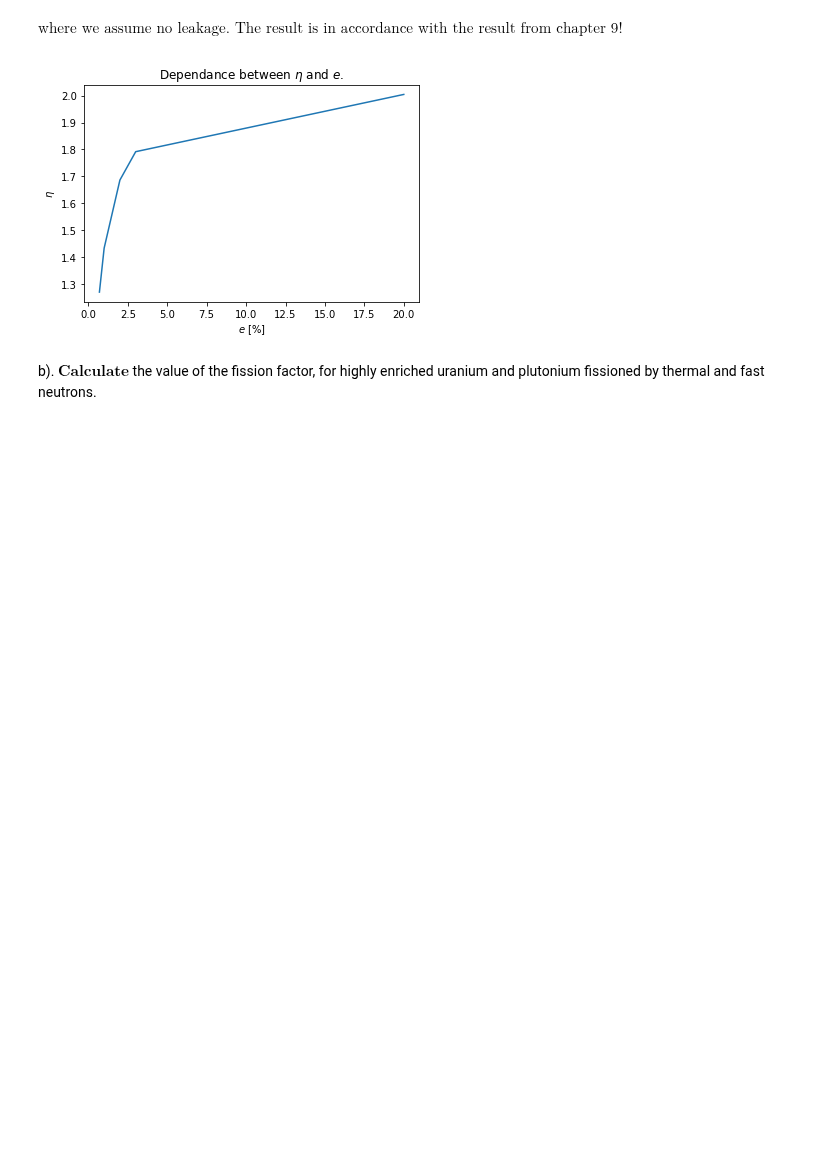
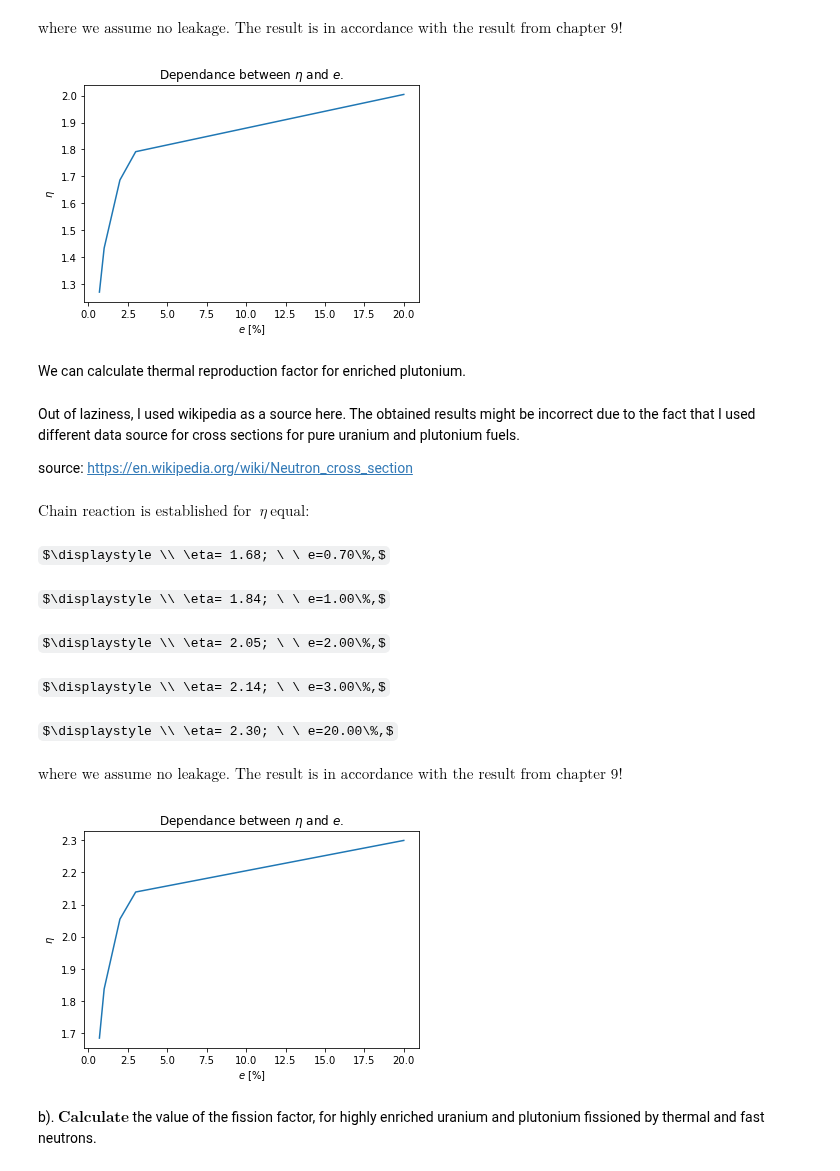
Before and after one commit to kmiec96/Nuclear, a Jupyter notebook: set2.ipynb, the cells around one changed output. Saved outputs shown, nothing was run; the diff lists cells and outputs as text; code cells hidden in the pictures; some formulas as TeX source; blank space fills up the shorter version.

```diff
--- a/set2.ipynb
+++ b/set2.ipynb
@@ -82,6 +82,44 @@ $\displaystyle \\ \eta= 1.79; \ \ e=3.00\%,$
 $\displaystyle \\ \eta= 2.00; \ \ e=20.00\%,$
 $\displaystyle \text{where we assume no leakage. The result is in accordance with the result from chapter 9!}$
 [figure]
+# %% [markdown]
+We can calculate thermal reproduction factor for enriched plutonium.
+# %% [markdown]
+Out of laziness, I used wikipedia as a source here. The obtained results might be incorrect due to the fact that I used different data source for cross sections for pure uranium and plutonium fuels.
+
+source: https://en.wikipedia.org/wiki/Neutron_cross_section
+# %%
+nu239=3.16                              #information from nuclear-power.net
+e=np.array([0.7,1.0,2.0,3,20])          #enrichment in percent
+
+
+sigmaf239=748                           #cross section U-235 capture wikipedia
+sigmac239=269                           #cross-section U-235 capture wikipedia
+sigmac238=2.72                          #cross-section U-238 capture chapter 9
+
+#eta calculated for 0.7, 1, 2 and 3% enrichment
+eta=nu239*((e*sigmaf239)/(e*(sigmaf239+sigmac239)+(100-e)*sigmac238))
+
+display(Math(r"\text{Chain reaction is established for } \ \eta \ \text{equal:}"))
+for i in range(5):
+    display(Math(r'\\ \eta= {:.2f}; \ \ e={:.2f}\%,'.format(eta[i],e[i])))
+
+display(Math(r"\text{where we assume no leakage. The result is in accordance with the result from chapter 9!}"))
+
+plt.plot(e,eta)
+plt.title("Dependance between $\eta$ and $e$.")
+plt.xlabel("$e$ [%]")
+plt.ylabel("$\eta$")
+plt.show()
+# %% [output]
+$\displaystyle \text{Chain reaction is established for } \ \eta \ \text{equal:}$
+$\displaystyle \\ \eta= 1.68; \ \ e=0.70\%,$
+$\displaystyle \\ \eta= 1.84; \ \ e=1.00\%,$
+$\displaystyle \\ \eta= 2.05; \ \ e=2.00\%,$
+$\displaystyle \\ \eta= 2.14; \ \ e=3.00\%,$
+$\displaystyle \\ \eta= 2.30; \ \ e=20.00\%,$
+$\displaystyle \text{where we assume no leakage. The result is in accordance with the result from chapter 9!}$
+[figure, added]
 # %% [markdown]
 b). $\textbf{Calculate}$ the value of the fission factor, for highly enriched uranium and plutonium fissioned by thermal and fast neutrons.
 # %% [markdown]
```
Also changed, not shown: parts of 32 cells of this notebook.
